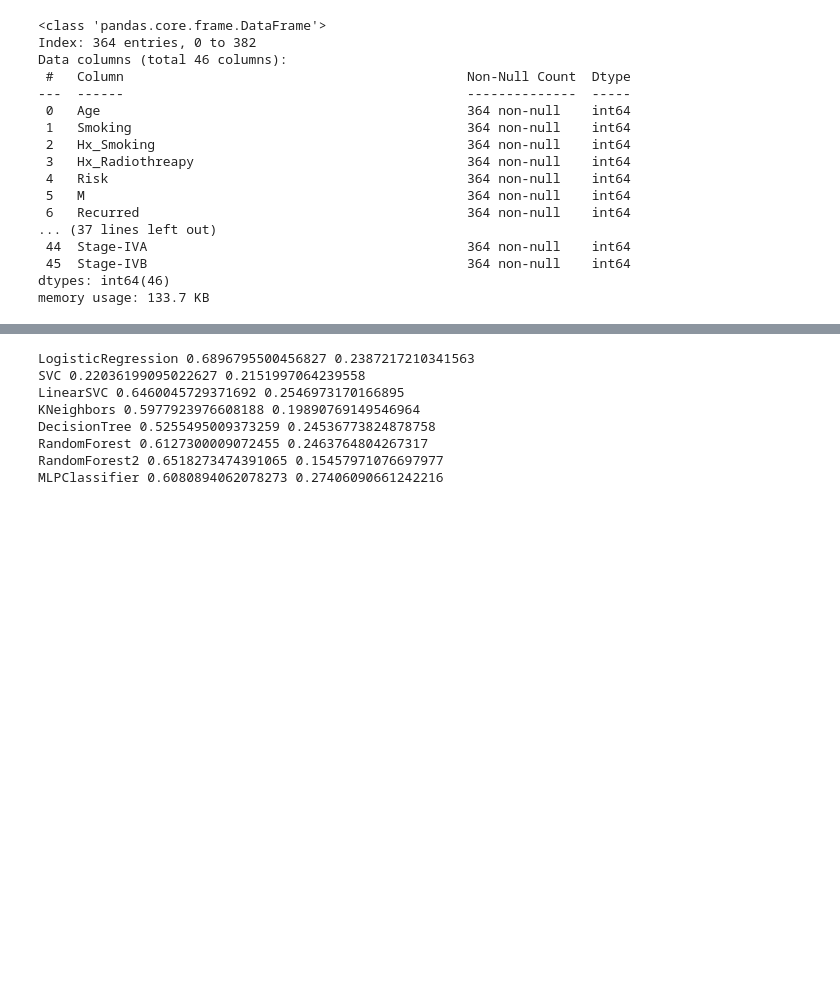
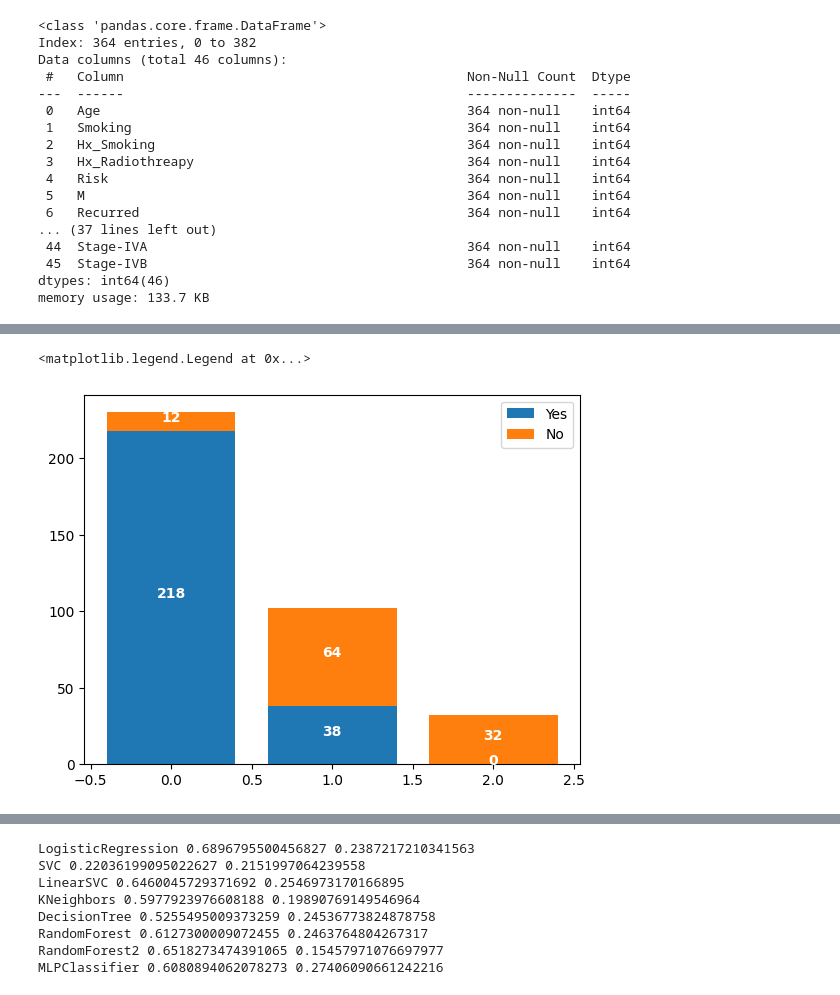
Before and after one commit to Ignacio2M/Data-analysis, a Jupyter notebook: Tiroides.ipynb, the cells around one changed output, grey strips where cells are left out. Saved outputs shown, nothing was run; the diff lists cells and outputs as text; code cells hidden in the pictures; blank space fills up the shorter version.

```diff
--- a/Tiroides.ipynb
+++ b/Tiroides.ipynb
@@ -293,0 +335,24 @@ KeyboardInterrupt:
+# %%
+df[['Risk', 'Recurred']]
+# Data
+groups = df['Risk'].unique()
+values1 = [x.get(0,0) for x in count_group_tag.values()]
+values2 = [x.get(1,0) for x in count_group_tag.values()]
+
+fig, ax = plt.subplots()
+
+# Stacked bar chart
+ax.bar(groups, values1, label = "Yes")
+ax.bar(groups, values2, bottom = values1, label = "No")
+
+# Labels
+for bar in ax.patches:
+  ax.text(bar.get_x() + bar.get_width() / 2,
+          bar.get_height() / 2 + bar.get_y(),
+          round(bar.get_height()), ha = 'center',
+          color = 'w', weight = 'bold', size = 10)
+
+ax.legend()
+# %% [output]
+<matplotlib.legend.Legend at 0x...>
+[figure, added]
```
Also changed, not shown: parts of 27 cells of this notebook.
